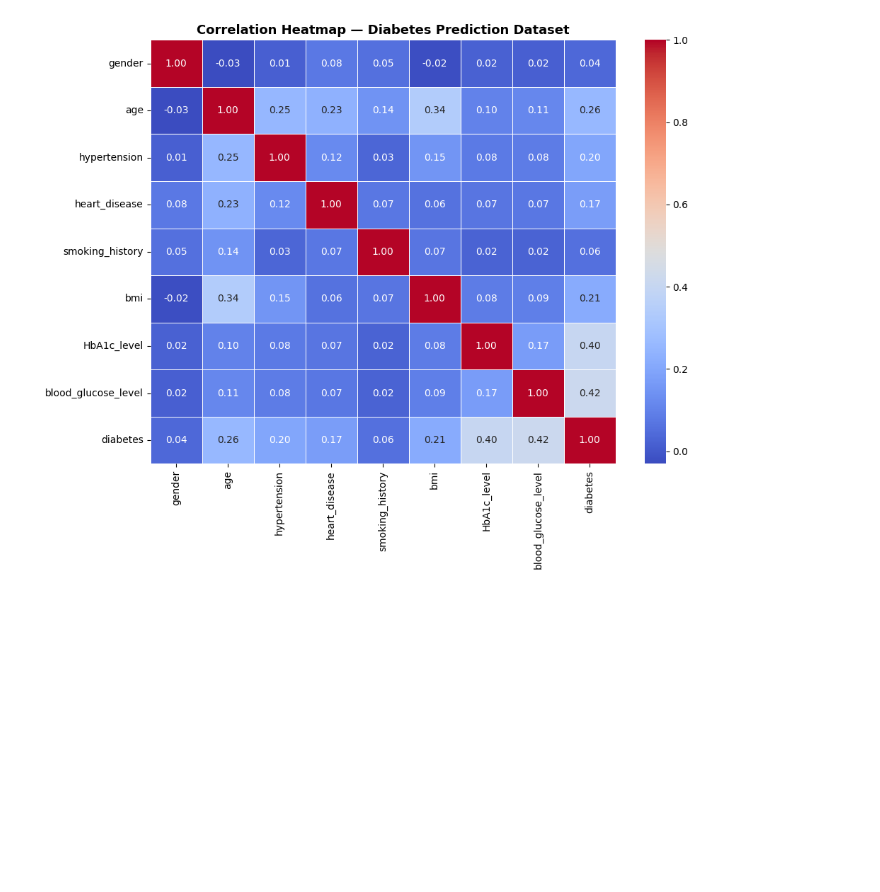
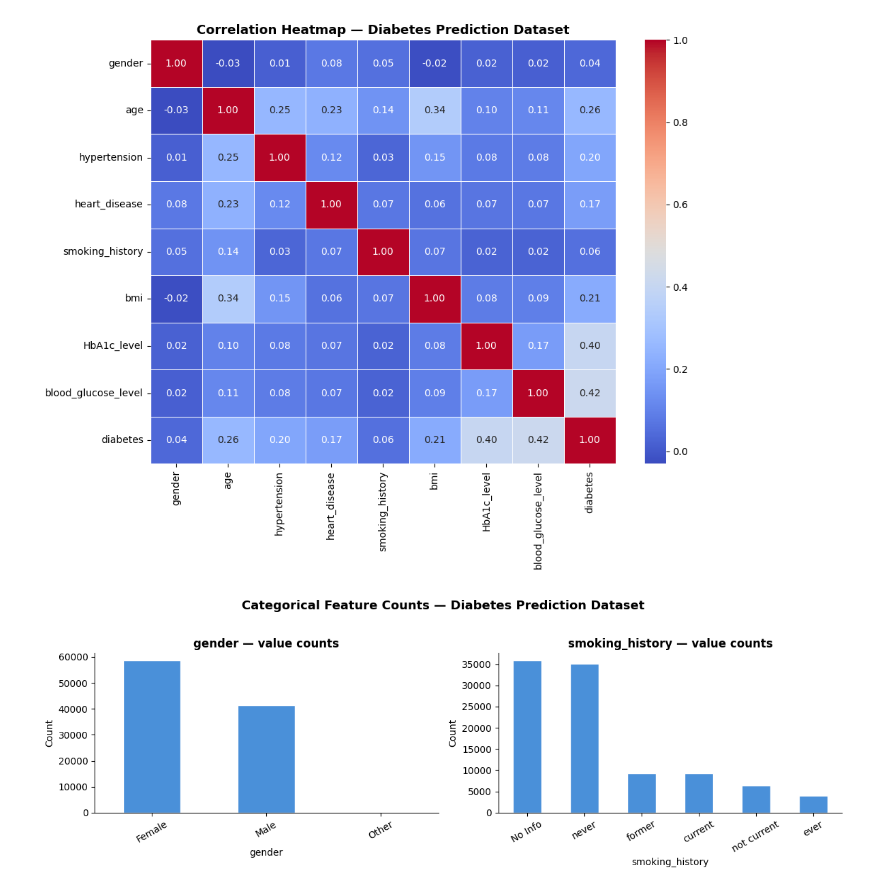
Before and after one commit to COMP3608-Intelligent-Systems-Project/Predicting-Type-2-Diabetes, a Jupyter notebook: notebooks/Diabetes_Prediction_Processing.ipynb, the cells around one changed output. Drawn from its saved outputs; the diff is of its cells as text; code cells hidden in the pictures; blank space fills up the shorter version.

Commit message:
visualize categorical feature counts

```diff
--- a/notebooks/Diabetes_Prediction_Processing.ipynb
+++ b/notebooks/Diabetes_Prediction_Processing.ipynb
@@ -144,3 +144,21 @@ plt.savefig('correlation_heatmap_diabetes_prediction.png', dpi=150)
 plt.show()
 # %% [output]
 [figure]
+# %%
+fig, axes = plt.subplots(1, len(categorical_cols), figsize=(12, 4))
+
+for ax, col in zip(axes, categorical_cols):
+    df[col].value_counts().plot(kind='bar', ax=ax, color='#4A90D9', edgecolor='white')
+    ax.set_title(f'{col} — value counts', fontweight='bold')
+    ax.set_xlabel(col)
+    ax.set_ylabel('Count')
+    ax.tick_params(axis='x', rotation=30)
+    ax.spines[['top', 'right']].set_visible(False)
+
+plt.suptitle('Categorical Feature Counts — Diabetes Prediction Dataset',
+             fontsize=13, fontweight='bold', y=1.02)
+plt.tight_layout()
+plt.savefig('categorical_counts_diabetes_prediction.png', dpi=150)
+plt.show()
+# %% [output]
+[figure, added]
```
